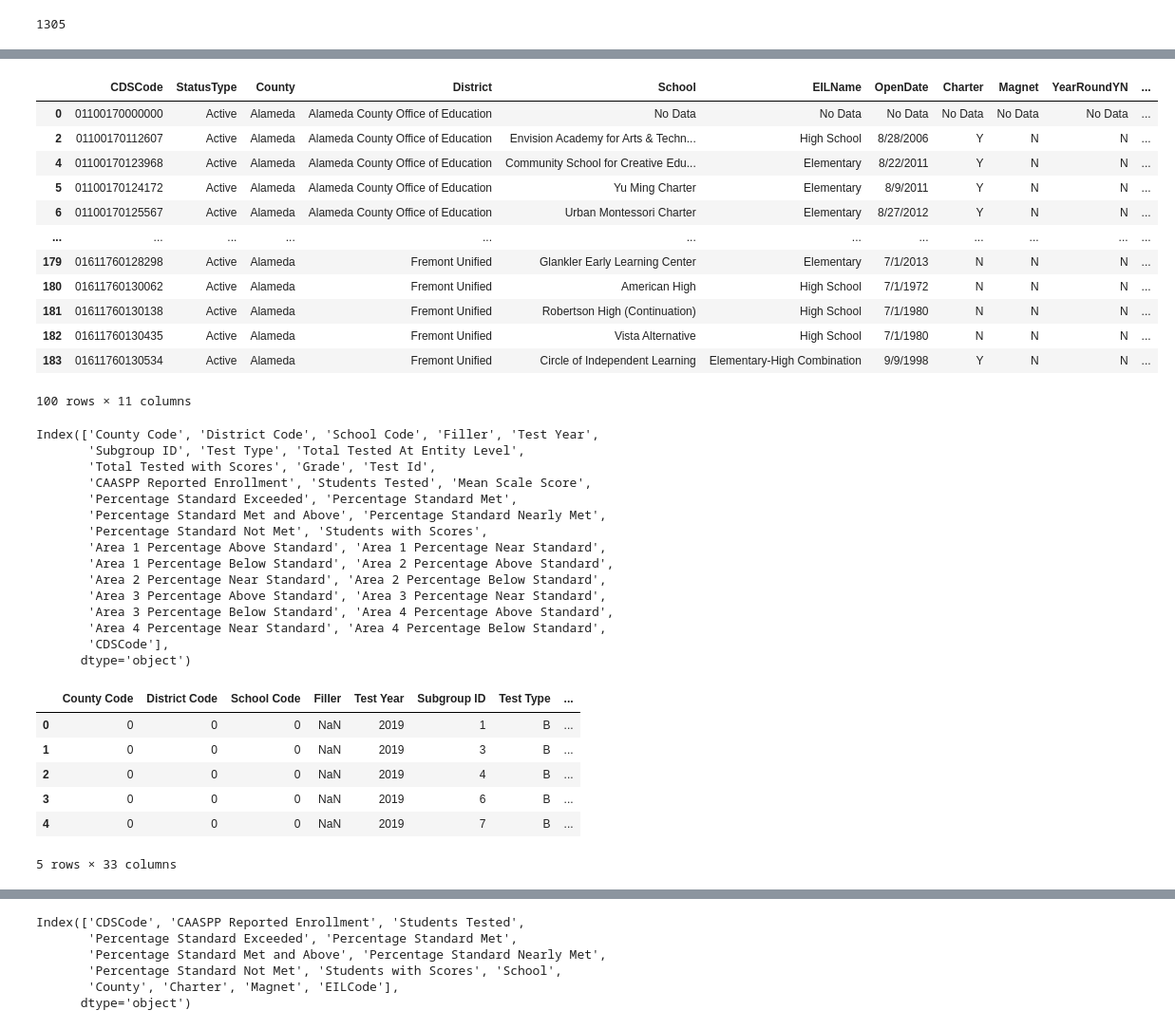
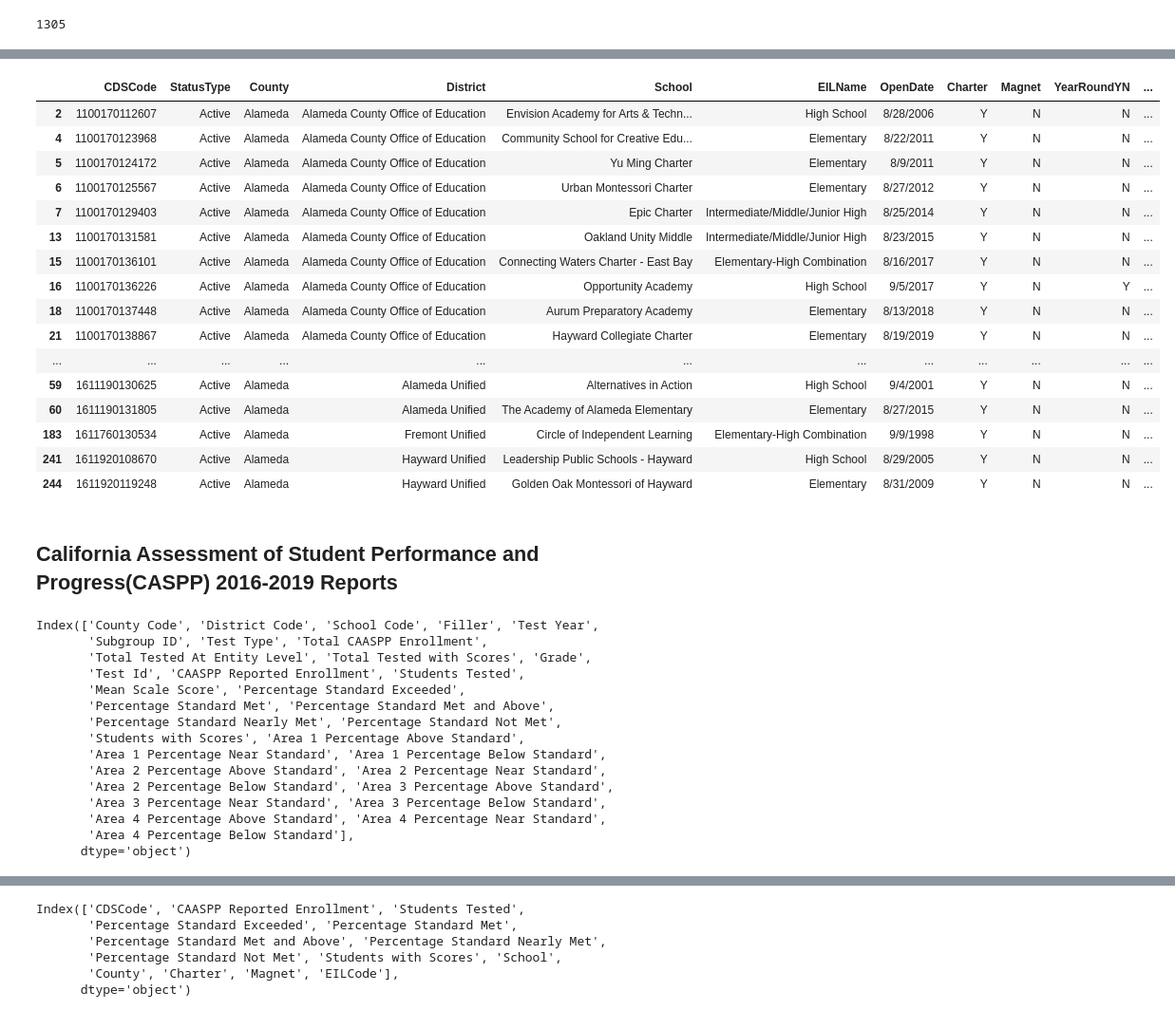
Before and after one commit to kmcclendon729/TeamBackpack, a Jupyter notebook: schoolproject_rabiasstudy.ipynb, the cells around one changed output, grey strips where cells are left out. Shown at 95% size. Cells and saved outputs as stored; diff of their text form; code cells hidden in the pictures.

Commit message:
deep dive in public school and caaspp datasets

```diff
--- a/schoolproject_rabiasstudy.ipynb
+++ b/schoolproject_rabiasstudy.ipynb
@@ -94,0 +129,2 @@ len(active_ps.loc[active_ps["YearRoundYN"] == "Y"])
+# %%
+active_ps = active_ps.loc[active_ps['YearRoundYN']!= 'No Data']
@@ -107,0 +149,2 @@ array(['No Data', 'HS', 'ELEM', 'INTMIDJR', 'ELEMHIGH', 'PS', 'A', 'UG'],
+# %%
+active_ps = active_ps.loc[active_ps['FundingType']!= 'No Data']
@@ -108,3 +171,7 @@ array(['No Data', 'HS', 'ELEM', 'INTMIDJR', 'ELEMHIGH', 'PS', 'A', 'UG'],
+# %%
+active_ps = active_ps.loc[active_ps['EILCode']!= 'No Data']
+# %%
+active_ps = active_ps.loc[active_ps['EILName']!= 'No Data']
 # %%
 active_ps["EILName"].unique()
 # %% [output]
@@ -114,21 +180,25 @@ array(['No Data', 'High School', 'Elementary',
 # %%
 public_schools20162020 = active_ps[["CDSCode", "StatusType", "County", "District", "School","EILName", "OpenDate",
                                  "Charter","Magnet", "YearRoundYN", "FundingType"]]
-public_schools20162020.head(100)
+public_schools20162020.head(20)
 # %% [output]
 |  | CDSCode | StatusType | County | District | School | EILName | OpenDate | Charter | Magnet | YearRoundYN | ... |
-| 0 | 01100170000000 | Active | Alameda | Alameda County Office of Education | No Data | No Data | No Data | No Data | No Data | No Data | ... |
-| 2 | 01100170112607 | Active | Alameda | Alameda County Office of Education | Envision Academy for Arts & Techn... | High School | 8/28/2006 | Y | N | N | ... |
-| 4 | 01100170123968 | Active | Alameda | Alameda County Office of Education | Community School for Creative Edu... | Elementary | 8/22/2011 | Y | N | N | ... |
-| 5 | 01100170124172 | Active | Alameda | Alameda County Office of Education | Yu Ming Charter | Elementary | 8/9/2011 | Y | N | N | ... |
-| 6 | 01100170125567 | Active | Alameda | Alameda County Office of Education | Urban Montessori Charter | Elementary | 8/27/2012 | Y | N | N | ... |
+| 2 | 1100170112607 | Active | Alameda | Alameda County Office of Education | Envision Academy for Arts & Techn... | High School | 8/28/2006 | Y | N | N | ... |
+| 4 | 1100170123968 | Active | Alameda | Alameda County Office of Education | Community School for Creative Edu... | Elementary | 8/22/2011 | Y | N | N | ... |
+| 5 | 1100170124172 | Active | Alameda | Alameda County Office of Education | Yu Ming Charter | Elementary | 8/9/2011 | Y | N | N | ... |
+| 6 | 1100170125567 | Active | Alameda | Alameda County Office of Education | Urban Montessori Charter | Elementary | 8/27/2012 | Y | N | N | ... |
+| 7 | 1100170129403 | Active | Alameda | Alameda County Office of Education | Epic Charter | Intermediate/Middle/Junior High | 8/25/2014 | Y | N | N | ... |
+| 13 | 1100170131581 | Active | Alameda | Alameda County Office of Education | Oakland Unity Middle | Intermediate/Middle/Junior High | 8/23/2015 | Y | N | N | ... |
+| 15 | 1100170136101 | Active | Alameda | Alameda County Office of Education | Connecting Waters Charter - East Bay | Elementary-High Combination | 8/16/2017 | Y | N | N | ... |
+| 16 | 1100170136226 | Active | Alameda | Alameda County Office of Education | Opportunity Academy | High School | 9/5/2017 | Y | N | Y | ... |
+| 18 | 1100170137448 | Active | Alameda | Alameda County Office of Education | Aurum Preparatory Academy | Elementary | 8/13/2018 | Y | N | N | ... |
+| 21 | 1100170138867 | Active | Alameda | Alameda County Office of Education | Hayward Collegiate Charter | Elementary | 8/19/2019 | Y | N | N | ... |
 | ... | ... | ... | ... | ... | ... | ... | ... | ... | ... | ... | ... |
-| 179 | 01611760128298 | Active | Alameda | Fremont Unified | Glankler Early Learning Center | Elementary | 7/1/2013 | N | N | N | ... |
-| 180 | 01611760130062 | Active | Alameda | Fremont Unified | American High | High School | 7/1/1972 | N | N | N | ... |
-| 181 | 01611760130138 | Active | Alameda | Fremont Unified | Robertson High (Continuation) | High School | 7/1/1980 | N | N | N | ... |
-| 182 | 01611760130435 | Active | Alameda | Fremont Unified | Vista Alternative | High School | 7/1/1980 | N | N | N | ... |
-| 183 | 01611760130534 | Active | Alameda | Fremont Unified | Circle of Independent Learning | Elementary-High Combination | 9/9/1998 | Y | N | N | ... |
+| 59 | 1611190130625 | Active | Alameda | Alameda Unified | Alternatives in Action | High School | 9/4/2001 | Y | N | N | ... |
+| 60 | 1611190131805 | Active | Alameda | Alameda Unified | The Academy of Alameda Elementary | Elementary | 8/27/2015 | Y | N | N | ... |
+| 183 | 1611760130534 | Active | Alameda | Fremont Unified | Circle of Independent Learning | Elementary-High Combination | 9/9/1998 | Y | N | N | ... |
+| 241 | 1611920108670 | Active | Alameda | Hayward Unified | Leadership Public Schools - Hayward | High School | 8/29/2005 | Y | N | N | ... |
+| 244 | 1611920119248 | Active | Alameda | Hayward Unified | Golden Oak Montessori of Hayward | Elementary | 8/31/2009 | Y | N | N | ... |
-100 rows × 11 columns
 # %%
 
 public_schools20162020.to_csv(r'C:\Users\Rabia\Desktop\public_schools20162020.csv', index=False)
@@ -137,0 +205,2 @@ a = pd.read_csv(path)
+# %% [markdown]
+## California Assessment of Student Performance and Progress(CASPP) 2016-2019 Reports
@@ -138,28 +209,18 @@ a = pd.read_csv(path)
 # %%
-a.columns
+data2016.columns
 # %% [output]
 Index(['County Code', 'District Code', 'School Code', 'Filler', 'Test Year',
-       'Subgroup ID', 'Test Type', 'Total Tested At Entity Level',
-       'Total Tested with Scores', 'Grade', 'Test Id',
-       'CAASPP Reported Enrollment', 'Students Tested', 'Mean Scale Score',
-       'Percentage Standard Exceeded', 'Percentage Standard Met',
-       'Percentage Standard Met and Above', 'Percentage Standard Nearly Met',
-       'Percentage Standard Not Met', 'Students with Scores',
-       'Area 1 Percentage Above Standard', 'Area 1 Percentage Near Standard',
-       'Area 1 Percentage Below Standard', 'Area 2 Percentage Above Standard',
-       'Area 2 Percentage Near Standard', 'Area 2 Percentage Below Standard',
-       'Area 3 Percentage Above Standard', 'Area 3 Percentage Near Standard',
-       'Area 3 Percentage Below Standard', 'Area 4 Percentage Above Standard',
-       'Area 4 Percentage Near Standard', 'Area 4 Percentage Below Standard',
-       'CDSCode'],
+       'Subgroup ID', 'Test Type', 'Total CAASPP Enrollment',
+       'Total Tested At Entity Level', 'Total Tested with Scores', 'Grade',
+       'Test Id', 'CAASPP Reported Enrollment', 'Students Tested',
+       'Mean Scale Score', 'Percentage Standard Exceeded',
+       'Percentage Standard Met', 'Percentage Standard Met and Above',
+       'Percentage Standard Nearly Met', 'Percentage Standard Not Met',
+       'Students with Scores', 'Area 1 Percentage Above Standard',
+       'Area 1 Percentage Near Standard', 'Area 1 Percentage Below Standard',
+       'Area 2 Percentage Above Standard', 'Area 2 Percentage Near Standard',
+       'Area 2 Percentage Below Standard', 'Area 3 Percentage Above Standard',
+       'Area 3 Percentage Near Standard', 'Area 3 Percentage Below Standard',
+       'Area 4 Percentage Above Standard', 'Area 4 Percentage Near Standard',
+       'Area 4 Percentage Below Standard'],
       dtype='object')
-# %%
-a.head()
-# %% [output]
-|  | County Code | District Code | School Code | Filler | Test Year | Subgroup ID | Test Type | ... |
-| 0 | 0 | 0 | 0 | NaN | 2019 | 1 | B | ... |
-| 1 | 0 | 0 | 0 | NaN | 2019 | 3 | B | ... |
-| 2 | 0 | 0 | 0 | NaN | 2019 | 4 | B | ... |
-| 3 | 0 | 0 | 0 | NaN | 2019 | 6 | B | ... |
-| 4 | 0 | 0 | 0 | NaN | 2019 | 7 | B | ... |
-5 rows × 33 columns
```
Also changed, not shown: parts of 50 cells of this notebook.
